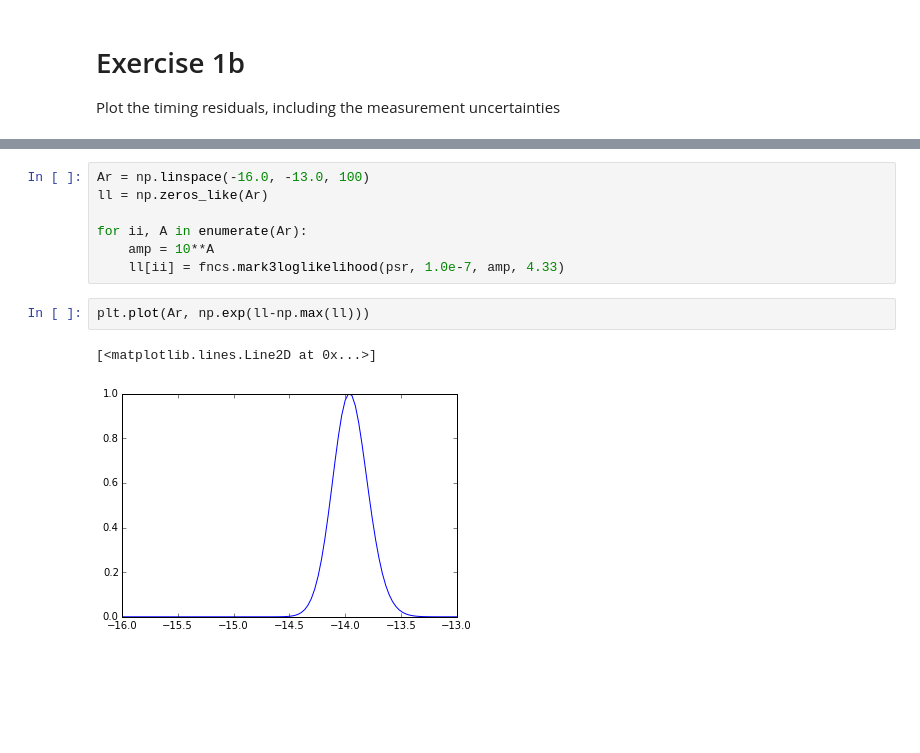
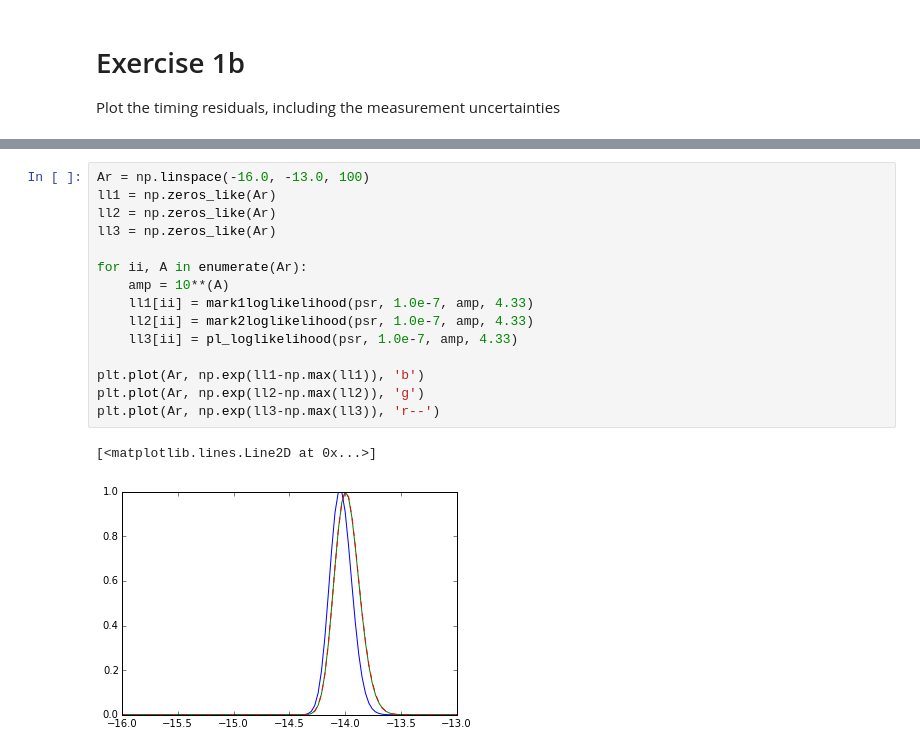
Before and after one commit to nanograv/pulsar_timing_school, a Jupyter notebook: day2/day2.ipynb, the cells around one changed output, grey strips where cells are left out. Drawn from its saved outputs; the diff is of its cells as text; blank space fills up the shorter version.

```diff
--- a/day2/day2.ipynb
+++ b/day2/day2.ipynb
@@ -289,12 +478,18 @@ fncs.mark2loglikelihood(psr, 1.0e-7, 1.0e-14, 4.33)
 # %%
 Ar = np.linspace(-16.0, -13.0, 100)
-ll = np.zeros_like(Ar)
+ll1 = np.zeros_like(Ar)
+ll2 = np.zeros_like(Ar)
+ll3 = np.zeros_like(Ar)
 
 for ii, A in enumerate(Ar):
-    amp = 10**A
-    ll[ii] = fncs.mark3loglikelihood(psr, 1.0e-7, amp, 4.33)
+    amp = 10**(A)
+    ll1[ii] = mark1loglikelihood(psr, 1.0e-7, amp, 4.33)
+    ll2[ii] = mark2loglikelihood(psr, 1.0e-7, amp, 4.33)
+    ll3[ii] = pl_loglikelihood(psr, 1.0e-7, amp, 4.33)
+
+plt.plot(Ar, np.exp(ll1-np.max(ll1)), 'b')
+plt.plot(Ar, np.exp(ll2-np.max(ll2)), 'g')
+plt.plot(Ar, np.exp(ll3-np.max(ll3)), 'r--')
+# %% [output]
+[<matplotlib.lines.Line2D at 0x...>]
+[figure, added]
-# %%
-plt.plot(Ar, np.exp(ll-np.max(ll)))
-# %% [output]
-[<matplotlib.lines.Line2D at 0x...>]
-[figure, removed]
```
Also changed, not shown: parts of 29 cells of this notebook.
